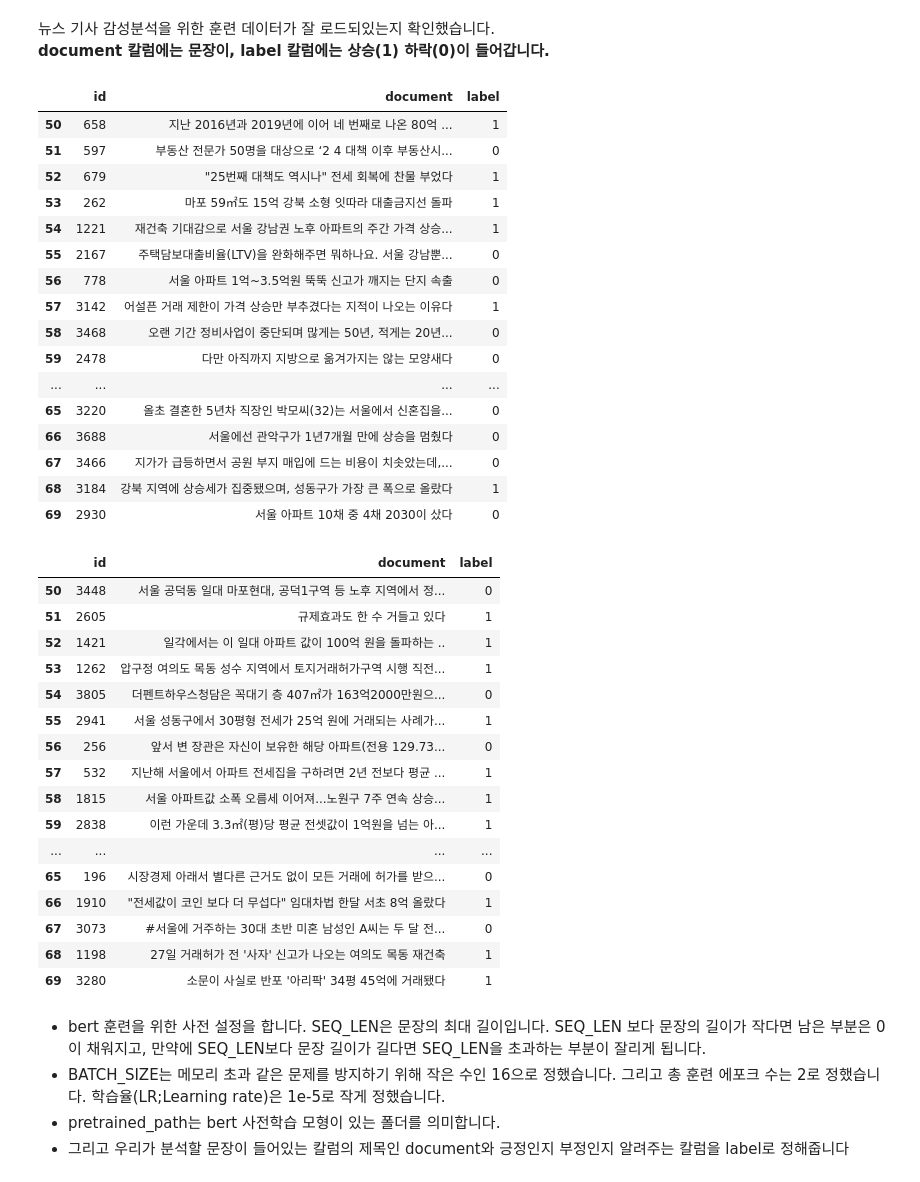
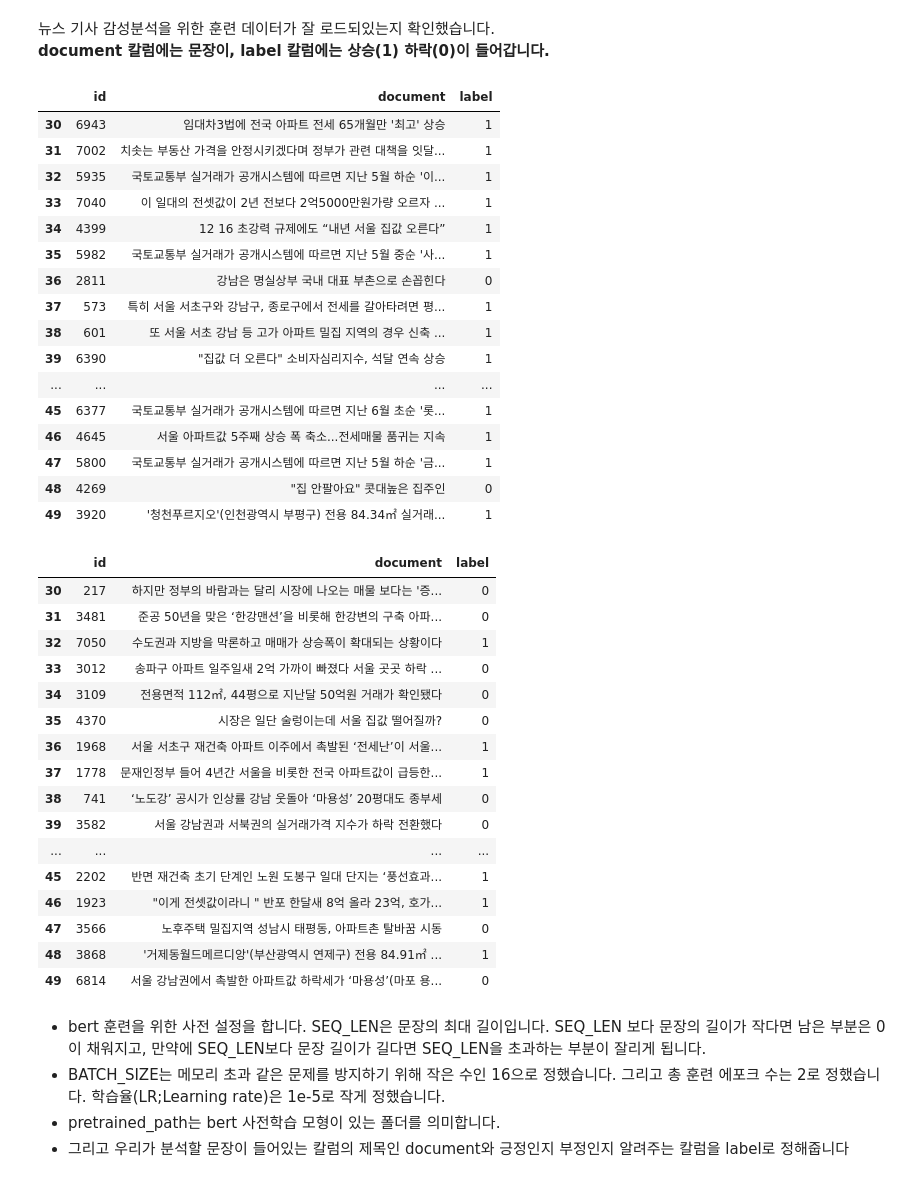
Before and after one commit to Hong-Jung1227/Sentimental-Analysis, a Jupyter notebook: BERT_뉴스데이터_감성분석_News_sentimental_analysis.ipynb, the cells around one changed output. Drawn from its saved outputs; the diff is of its cells as text; code cells hidden in the pictures.

```diff
--- a/BERT_뉴스데이터_감성분석_News_sentimental_analysis.ipynb
+++ b/BERT_뉴스데이터_감성분석_News_sentimental_analysis.ipynb
@@ -191,51 +191,51 @@ os.listdir("bert")
 # %% [markdown]
 버트 모형을 훈련시킬 train 데이터와 test데이터를 pandas 테이블 형식으로 로드합니다
 # %%
-train = pd.read_csv(path +"ratings_random_train.csv", encoding = 'cp949')
-test = pd.read_csv(path+"ratings_random_test.csv", encoding = 'cp949')
+train = pd.read_csv(path +"ratings_random_train2.csv", encoding = 'cp949')
+test = pd.read_csv(path+"ratings_random_test2.csv", encoding = 'cp949')
 # %% [markdown]
 뉴스 기사 감성분석을 위한 훈련 데이터가 잘 로드되있는지 확인했습니다.
 **document 칼럼에는 문장이, label 칼럼에는 상승(1) 하락(0)이 들어갑니다.**
 # %%
-train[50:70]
+train[30:50]
 # %% [output]
 |  | id | document | label |
-| 50 | 658 | 지난 2016년과 2019년에 이어 네 번째로 나온 80억 ... | 1 |
-| 51 | 597 | 부동산 전문가 50명을 대상으로 ‘2 4 대책 이후 부동산시... | 0 |
-| 52 | 679 | "25번째 대책도 역시나" 전세 회복에 찬물 부었다 | 1 |
-| 53 | 262 | 마포 59㎡도 15억 강북 소형 잇따라 대출금지선 돌파 | 1 |
-| 54 | 1221 | 재건축 기대감으로 서울 강남권 노후 아파트의 주간 가격 상승... | 1 |
-| 55 | 2167 | 주택담보대출비율(LTV)을 완화해주면 뭐하나요. 서울 강남뿐... | 0 |
-| 56 | 778 | 서울 아파트 1억~3.5억원 뚝뚝 신고가 깨지는 단지 속출 | 0 |
-| 57 | 3142 | 어설픈 거래 제한이 가격 상승만 부추겼다는 지적이 나오는 이유다 | 1 |
-| 58 | 3468 | 오랜 기간 정비사업이 중단되며 많게는 50년, 적게는 20년... | 0 |
-| 59 | 2478 | 다만 아직까지 지방으로 옮겨가지는 않는 모양새다 | 0 |
+| 30 | 6943 | 임대차3법에 전국 아파트 전세 65개월만 '최고' 상승 | 1 |
+| 31 | 7002 | 치솟는 부동산 가격을 안정시키겠다며 정부가 관련 대책을 잇달... | 1 |
+| 32 | 5935 | 국토교통부 실거래가 공개시스템에 따르면 지난 5월 하순 '이... | 1 |
+| 33 | 7040 | 이 일대의 전셋값이 2년 전보다 2억5000만원가량 오르자 ... | 1 |
+| 34 | 4399 | 12 16 초강력 규제에도 “내년 서울 집값 오른다” | 1 |
+| 35 | 5982 | 국토교통부 실거래가 공개시스템에 따르면 지난 5월 중순 '사... | 1 |
+| 36 | 2811 | 강남은 명실상부 국내 대표 부촌으로 손꼽힌다 | 0 |
+| 37 | 573 | 특히 서울 서초구와 강남구, 종로구에서 전세를 갈아타려면 평... | 1 |
+| 38 | 601 | 또 서울 서초 강남 등 고가 아파트 밀집 지역의 경우 신축 ... | 1 |
+| 39 | 6390 | "집값 더 오른다" 소비자심리지수, 석달 연속 상승 | 1 |
 | ... | ... | ... | ... |
-| 65 | 3220 | 올초 결혼한 5년차 직장인 박모씨(32)는 서울에서 신혼집을... | 0 |
-| 66 | 3688 | 서울에선 관악구가 1년7개월 만에 상승을 멈췄다 | 0 |
-| 67 | 3466 | 지가가 급등하면서 공원 부지 매입에 드는 비용이 치솟았는데,... | 0 |
-| 68 | 3184 | 강북 지역에 상승세가 집중됐으며, 성동구가 가장 큰 폭으로 올랐다 | 1 |
-| 69 | 2930 | 서울 아파트 10채 중 4채 2030이 샀다 | 0 |
+| 45 | 6377 | 국토교통부 실거래가 공개시스템에 따르면 지난 6월 초순 '롯... | 1 |
+| 46 | 4645 | 서울 아파트값 5주째 상승 폭 축소...전세매물 품귀는 지속 | 1 |
+| 47 | 5800 | 국토교통부 실거래가 공개시스템에 따르면 지난 5월 하순 '금... | 1 |
+| 48 | 4269 | "집 안팔아요" 콧대높은 집주인 | 0 |
+| 49 | 3920 | '청천푸르지오'(인천광역시 부평구) 전용 84.34㎡ 실거래... | 1 |
 # %%
-test[50:70]
+test[30:50]
 # %% [output]
 |  | id | document | label |
-| 50 | 3448 | 서울 공덕동 일대 마포현대, 공덕1구역 등 노후 지역에서 정... | 0 |
-| 51 | 2605 | 규제효과도 한 수 거들고 있다 | 1 |
-| 52 | 1421 | 일각에서는 이 일대 아파트 값이 100억 원을 돌파하는 .. | 1 |
-| 53 | 1262 | 압구정 여의도 목동 성수 지역에서 토지거래허가구역 시행 직전... | 1 |
-| 54 | 3805 | 더펜트하우스청담은 꼭대기 층 407㎡가 163억2000만원으... | 0 |
-| 55 | 2941 | 서울 성동구에서 30평형 전세가 25억 원에 거래되는 사례가... | 1 |
-| 56 | 256 | 앞서 변 장관은 자신이 보유한 해당 아파트(전용 129.73... | 0 |
-| 57 | 532 | 지난해 서울에서 아파트 전세집을 구하려면 2년 전보다 평균 ... | 1 |
-| 58 | 1815 | 서울 아파트값 소폭 오름세 이어져...노원구 7주 연속 상승... | 1 |
-| 59 | 2838 | 이런 가운데 3.3㎡(평)당 평균 전셋값이 1억원을 넘는 아... | 1 |
+| 30 | 217 | 하지만 정부의 바람과는 달리 시장에 나오는 매물 보다는 '증... | 0 |
+| 31 | 3481 | 준공 50년을 맞은 ‘한강맨션’을 비롯해 한강변의 구축 아파... | 0 |
+| 32 | 7050 | 수도권과 지방을 막론하고 매매가 상승폭이 확대되는 상황이다 | 1 |
+| 33 | 3012 | 송파구 아파트 일주일새 2억 가까이 빠졌다 서울 곳곳 하락 ... | 0 |
+| 34 | 3109 | 전용면적 112㎡, 44평으로 지난달 50억원 거래가 확인됐다 | 0 |
+| 35 | 4370 | 시장은 일단 술렁이는데 서울 집값 떨어질까? | 0 |
+| 36 | 1968 | 서울 서초구 재건축 아파트 이주에서 촉발된 ‘전세난’이 서울... | 1 |
+| 37 | 1778 | 문재인정부 들어 4년간 서울을 비롯한 전국 아파트값이 급등한... | 1 |
+| 38 | 741 | ‘노도강’ 공시가 인상률 강남 웃돌아 ‘마용성’ 20평대도 종부세 | 0 |
+| 39 | 3582 | 서울 강남권과 서북권의 실거래가격 지수가 하락 전환했다 | 0 |
 | ... | ... | ... | ... |
-| 65 | 196 | 시장경제 아래서 별다른 근거도 없이 모든 거래에 허가를 받으... | 0 |
-| 66 | 1910 | "전세값이 코인 보다 더 무섭다" 임대차법 한달 서초 8억 올랐다 | 1 |
-| 67 | 3073 | #서울에 거주하는 30대 초반 미혼 남성인 A씨는 두 달 전... | 0 |
-| 68 | 1198 | 27일 거래허가 전 '사자' 신고가 나오는 여의도 목동 재건축 | 1 |
-| 69 | 3280 | 소문이 사실로 반포 '아리팍' 34평 45억에 거래됐다 | 1 |
+| 45 | 2202 | 반면 재건축 초기 단계인 노원 도봉구 일대 단지는 ‘풍선효과... | 1 |
+| 46 | 1923 | "이게 전셋값이라니 " 반포 한달새 8억 올라 23억, 호가... | 1 |
+| 47 | 3566 | 노후주택 밀집지역 성남시 태평동, 아파트촌 탈바꿈 시동 | 0 |
+| 48 | 3868 | '거제동월드메르디앙'(부산광역시 연제구) 전용 84.91㎡ ... | 1 |
+| 49 | 6814 | 서울 강남권에서 촉발한 아파트값 하락세가 ‘마용성’(마포 용... | 0 |
 # %% [markdown]
 
 - bert 훈련을 위한 사전 설정을 합니다. SEQ_LEN은 문장의 최대 길이입니다. SEQ_LEN 보다 문장의 길이가 작다면 남은 부분은 0이 채워지고, 만약에 SEQ_LEN보다 문장 길이가 길다면 SEQ_LEN을 초과하는 부분이 잘리게 됩니다.
```
Also changed, not shown: parts of 25 cells of this notebook.
